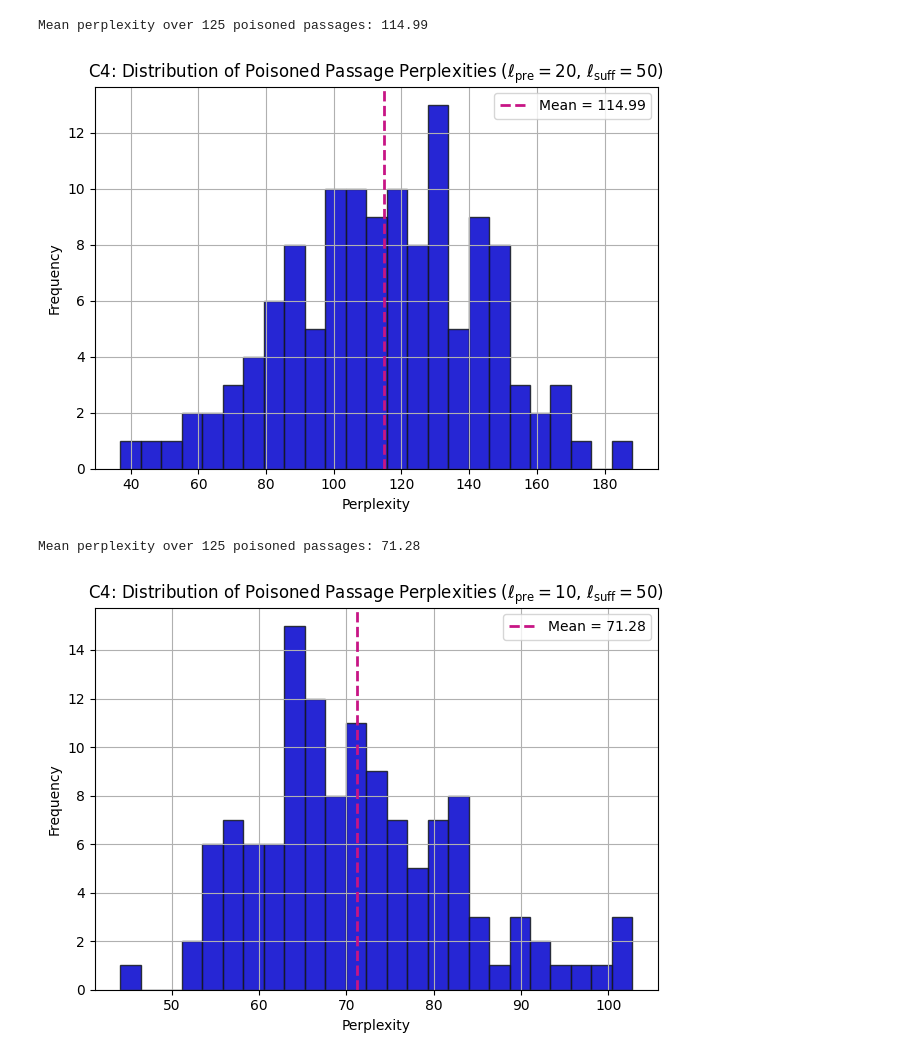
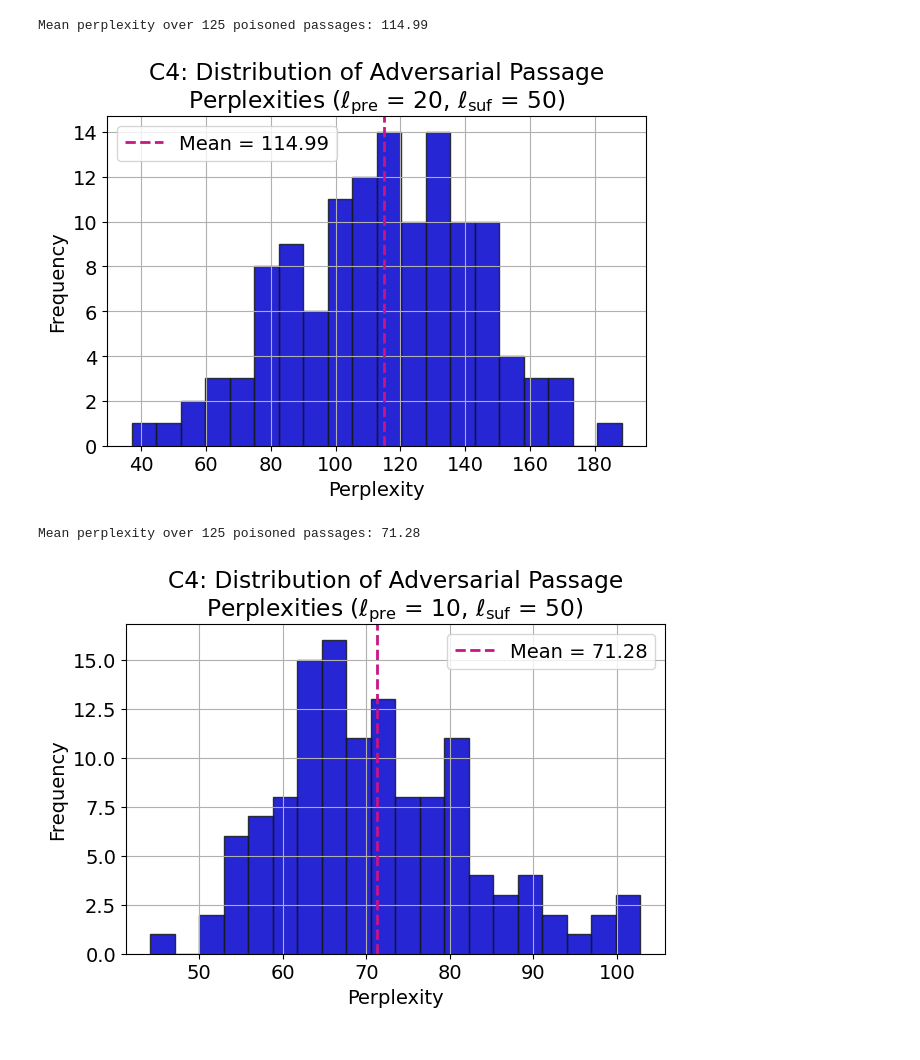
Before and after one commit to loggedin/llm-research, a Jupyter notebook: analysis/c4_analysis.ipynb, the cells around one changed output. Cells and saved outputs as stored; diff of their text form; code cells hidden in the pictures.

```diff
--- a/analysis/c4_analysis.ipynb
+++ b/analysis/c4_analysis.ipynb
@@ -329,23 +332,26 @@ print(
     "No valid perplexities computed."
 )
 
-# Plot histogram with mean line
-plt.figure()
-plt.hist(perplexities, bins=25, edgecolor=colors[3], color=colors[0], alpha=0.85)
-if mean_ppl is not None:
-    plt.axvline(mean_ppl, linestyle="--", linewidth=2, label=f"Mean = {mean_ppl:.2f}", color=colors[2])
+# Apply larger font size just for this plot
+with plt.rc_context({"font.size": 14}):
 
-plt.title(r"C4: Distribution of Poisoned Passage Perplexities ($\ell_{\text{pre}} = 20$, $\ell_{\text{suff}} = 50$)")
-plt.xlabel("Perplexity")
-plt.ylabel("Frequency")
-plt.grid(True)
-plt.legend()
-plt.tight_layout()
-plt.savefig("c4_prefix20_suffix50_perplexities.png", dpi=300)
-plt.show()
+    # Plot histogram with mean line
+    plt.figure()
+    plt.hist(perplexities, bins=20, edgecolor=colors[3], color=colors[0], alpha=0.85)
+    if mean_ppl is not None:
+        plt.axvline(mean_ppl, linestyle="--", linewidth=2, label=f"Mean = {mean_ppl:.2f}", color=colors[2])
+
+    plt.title("C4: Distribution of Adversarial Passage\nPerplexities ("r"$\ell_{\text{pre}}$ = 20, $\ell_{\text{suf}}$ = 50)")
+    plt.xlabel("Perplexity")
+    plt.ylabel("Frequency")
+    plt.grid(True)
+    plt.legend()
+    plt.tight_layout()
+    plt.savefig("c4_prefix20_suffix50_perplexities.png", dpi=300)
+    plt.show()
 # %% [output]
 Mean perplexity over 125 poisoned passages: 114.99
-[figure, old version]
+[figure, new version]
 # %%
 import numpy as np
 import pandas as pd
@@ -379,44 +385,47 @@ def compute_perplexity(text: str):
     inputs = tokenizer(text, return_tensors="pt", truncation=True, max_length=512)
     input_ids = inputs["input_ids"].to(device)
     if input_ids.numel() == 0 or input_ids.size(1) == 0:
         return None
     with torch.no_grad():
         outputs = model(input_ids, labels=input_ids)
         loss = outputs.loss
     ppl = torch.exp(loss).item()
     if not np.isfinite(ppl):
         return None
     return ppl
 
 # Compute perplexities
 perplexities = []
 for passage in tqdm(df["poisoned_passage"], desc="Computing Perplexities"):
     ppl = compute_perplexity(passage)
     if ppl is not None:
         perplexities.append(ppl)
 
 # Compute mean perplexity
 mean_ppl = float(np.mean(perplexities)) if len(perplexities) else None
 print(
     f"Mean perplexity over {len(perplexities)} poisoned passages: {mean_ppl:.2f}"
     if mean_ppl is not None else
     "No valid perplexities computed."
 )
 
-# Plot histogram with mean line
-plt.figure()
-plt.hist(perplexities, bins=25, edgecolor=colors[3], color=colors[0], alpha=0.85)
-if mean_ppl is not None:
-    plt.axvline(mean_ppl, linestyle="--", linewidth=2, label=f"Mean = {mean_ppl:.2f}", color=colors[2])
+# Apply larger font size just for this plot
+with plt.rc_context({"font.size": 14}):
 
-plt.title(r"C4: Distribution of Poisoned Passage Perplexities ($\ell_{\text{pre}} = 10$, $\ell_{\text{suff}} = 50$)")
-plt.xlabel("Perplexity")
-plt.ylabel("Frequency")
-plt.grid(True)
-plt.legend()
-plt.tight_layout()
-plt.savefig("c4_prefix10_suffix50_perplexities.png", dpi=300)
-plt.show()
+    # Plot histogram with mean line
+    plt.figure()
+    plt.hist(perplexities, bins=20, edgecolor=colors[3], color=colors[0], alpha=0.85)
+    if mean_ppl is not None:
+        plt.axvline(mean_ppl, linestyle="--", linewidth=2, label=f"Mean = {mean_ppl:.2f}", color=colors[2])
+
+    plt.title("C4: Distribution of Adversarial Passage\nPerplexities ("r"$\ell_{\text{pre}}$ = 10, $\ell_{\text{suf}}$ = 50)")
+    plt.xlabel("Perplexity")
+    plt.ylabel("Frequency")
+    plt.grid(True)
+    plt.legend()
+    plt.tight_layout()
+    plt.savefig("c4_prefix10_suffix50_perplexities.png", dpi=300)
+    plt.show()
 # %% [output]
 Mean perplexity over 125 poisoned passages: 71.28
-[figure, old version]
+[figure, new version]
```
Also changed, not shown: parts of 3 cells of this notebook.
